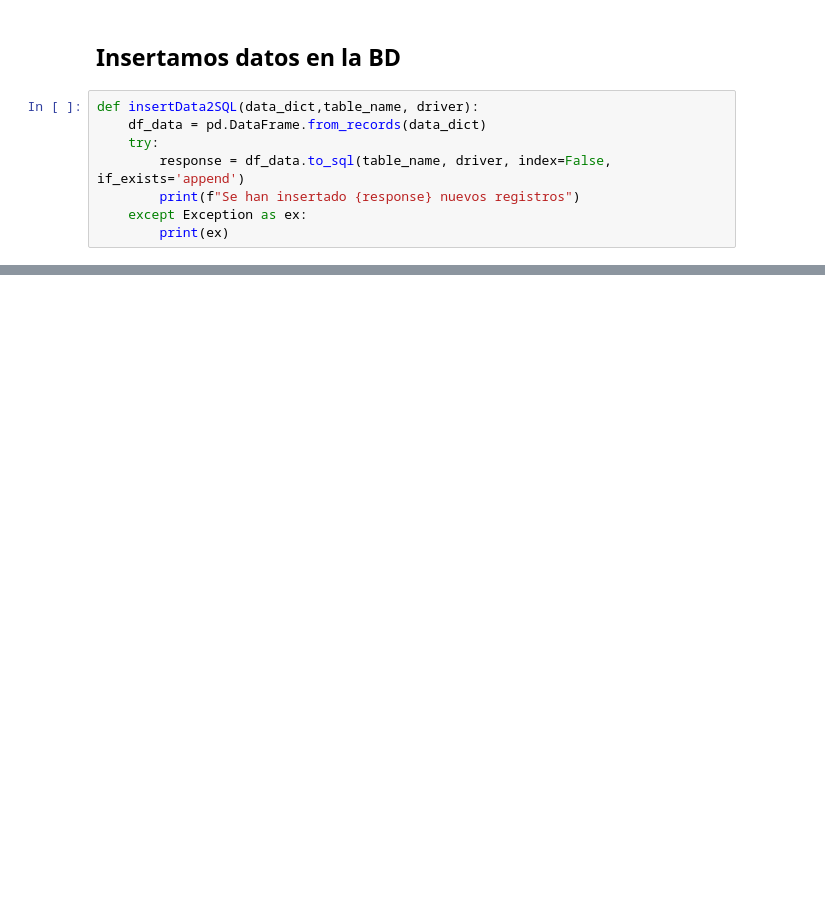
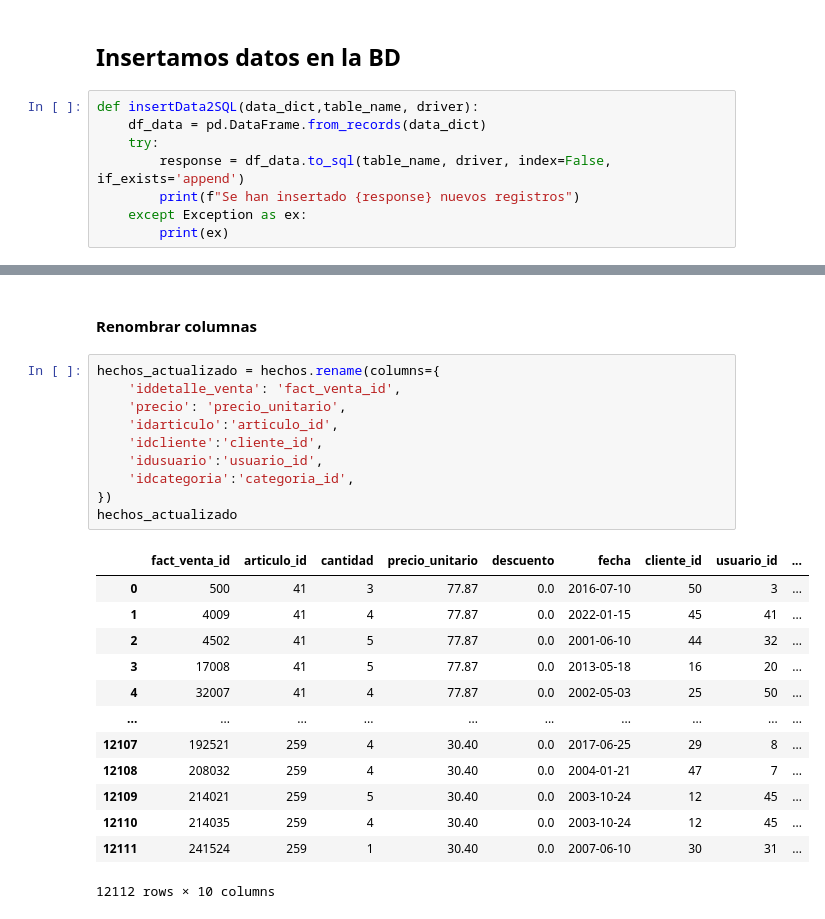
Before and after one commit to esnorki2008/Proyecto-Final-Ciencia-de-Datos-en-Python, a Jupyter notebook: DW/DW.ipynb, the cells around one changed output, grey strips where cells are left out. Cells and saved outputs as stored; diff of their text form; blank space fills up the shorter version.

```diff
--- a/DW/DW.ipynb
+++ b/DW/DW.ipynb
@@ -143,0 +301,26 @@ insertData2SQL(data_tipo_transacciones, 'tipo_transacciones', driver)
+# %% [markdown]
+#### Renombrar columnas
+# %%
+hechos_actualizado = hechos.rename(columns={
+    'iddetalle_venta': 'fact_venta_id',
+    'precio': 'precio_unitario',
+    'idarticulo':'articulo_id',
+    'idcliente':'cliente_id',
+    'idusuario':'usuario_id',
+    'idcategoria':'categoria_id',
+})
+hechos_actualizado
+# %% [output]
+|  | fact_venta_id | articulo_id | cantidad | precio_unitario | descuento | fecha | cliente_id | usuario_id | ... |
+| 0 | 500 | 41 | 3 | 77.87 | 0.0 | 2016-07-10 | 50 | 3 | ... |
+| 1 | 4009 | 41 | 4 | 77.87 | 0.0 | 2022-01-15 | 45 | 41 | ... |
+| 2 | 4502 | 41 | 5 | 77.87 | 0.0 | 2001-06-10 | 44 | 32 | ... |
+| 3 | 17008 | 41 | 5 | 77.87 | 0.0 | 2013-05-18 | 16 | 20 | ... |
+| 4 | 32007 | 41 | 4 | 77.87 | 0.0 | 2002-05-03 | 25 | 50 | ... |
+| ... | ... | ... | ... | ... | ... | ... | ... | ... | ... |
+| 12107 | 192521 | 259 | 4 | 30.40 | 0.0 | 2017-06-25 | 29 | 8 | ... |
+| 12108 | 208032 | 259 | 4 | 30.40 | 0.0 | 2004-01-21 | 47 | 7 | ... |
+| 12109 | 214021 | 259 | 5 | 30.40 | 0.0 | 2003-10-24 | 12 | 45 | ... |
+| 12110 | 214035 | 259 | 4 | 30.40 | 0.0 | 2003-10-24 | 12 | 45 | ... |
+| 12111 | 241524 | 259 | 1 | 30.40 | 0.0 | 2007-06-10 | 30 | 31 | ... |
+12112 rows × 10 columns
```
Also changed, not shown: parts of 30 cells of this notebook.
